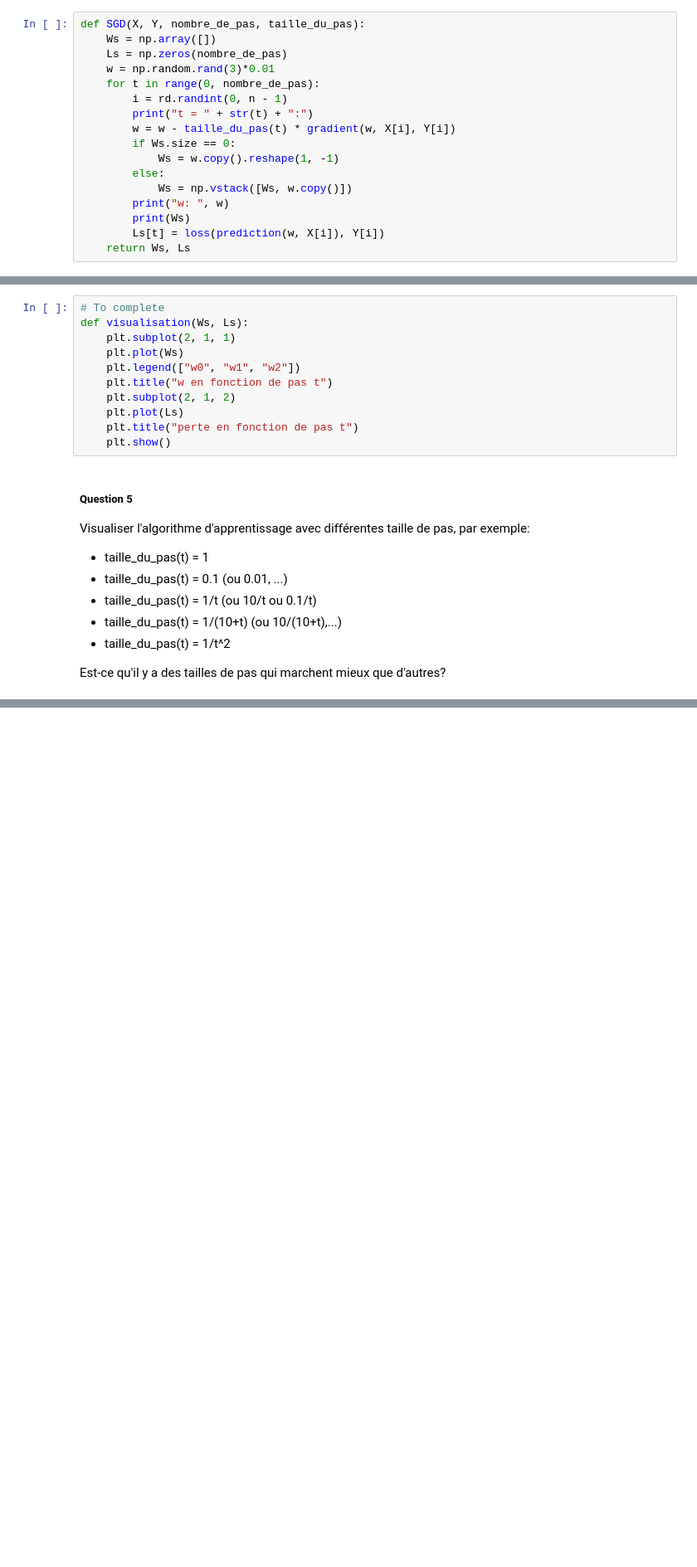
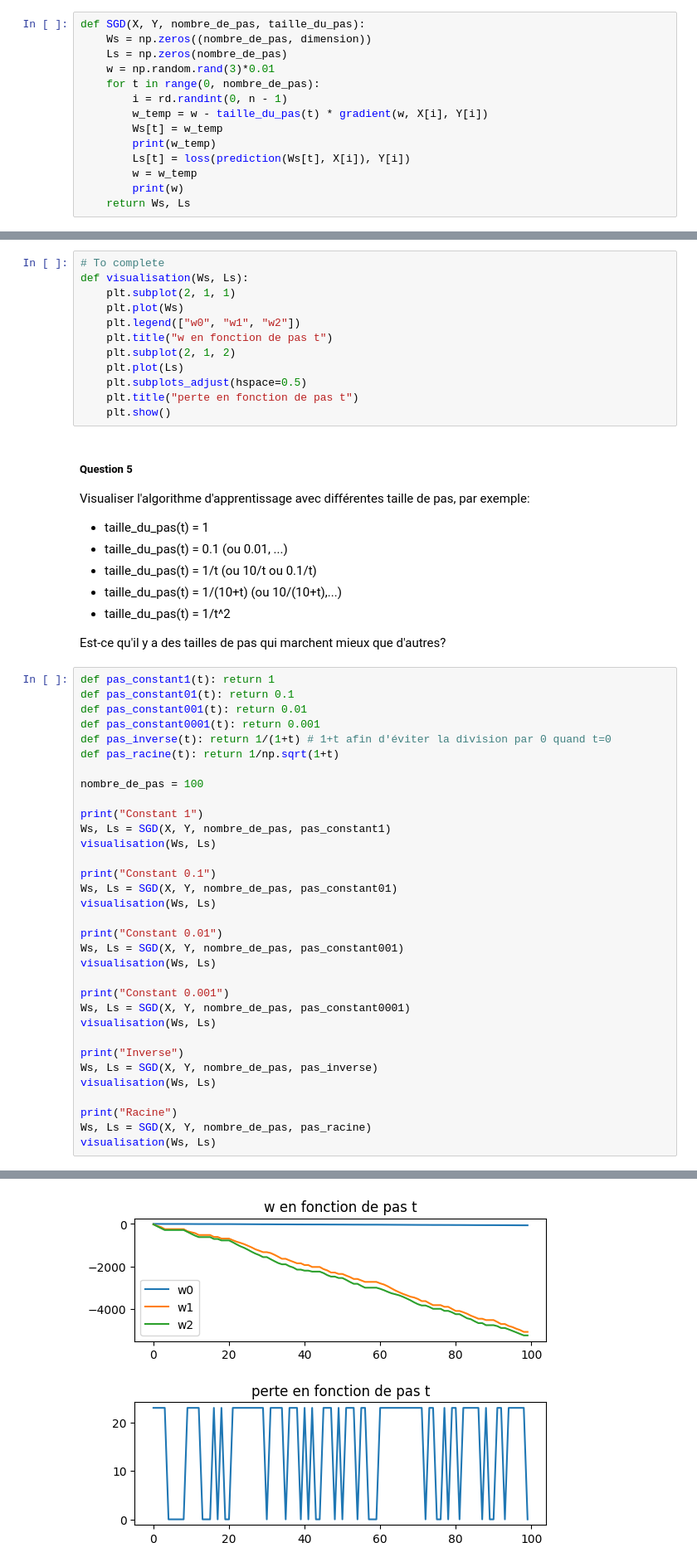
Before and after one commit to CwithLove/L3_Machine_Learning, a Jupyter notebook: TP2/TP2_stochastic_gradient_descent.ipynb, the cells around one changed output, grey strips where cells are left out. Shown: that part at 83% size. Drawn from its saved outputs; the diff is of its cells as text; blank space fills up the shorter version.

Commit message:
Fixed gradient calcul

```diff
--- a/TP2/TP2_stochastic_gradient_descent.ipynb
+++ b/TP2/TP2_stochastic_gradient_descent.ipynb
@@ -116,20 +111,17 @@ où `pas(t)` est une fonction que l'on aura défini avant.
 - un vecteur `L_en_fonction_de_t` de taille `nombre_de_pas`où `L_en_fonction_de_t[t]` est $\sum_i \mathrm{loss}(\sigma(Ws[t],x),y))$
 # %%
 def SGD(X, Y, nombre_de_pas, taille_du_pas):
-    Ws = np.array([])
+    Ws = np.zeros((nombre_de_pas, dimension))
     Ls = np.zeros(nombre_de_pas)
     w = np.random.rand(3)*0.01
     for t in range(0, nombre_de_pas):
         i = rd.randint(0, n - 1)
-        print("t = " + str(t) + ":")
-        w = w - taille_du_pas(t) * gradient(w, X[i], Y[i])
-        if Ws.size == 0:
-            Ws = w.copy().reshape(1, -1)
-        else:
-            Ws = np.vstack([Ws, w.copy()])
-        print("w: ", w)
-        print(Ws)
-        Ls[t] = loss(prediction(w, X[i]), Y[i])
+        w_temp = w - taille_du_pas(t) * gradient(w, X[i], Y[i])
+        Ws[t] = w_temp
+        print(w_temp)
+        Ls[t] = loss(prediction(Ws[t], X[i]), Y[i])
+        w = w_temp
+        print(w)
     return Ws, Ls
 # %% [markdown]
 ##### Question 4
@@ -143,6 +135,7 @@ def visualisation(Ws, Ls):
     plt.title("w en fonction de pas t")
     plt.subplot(2, 1, 2)
     plt.plot(Ls)
+    plt.subplots_adjust(hspace=0.5)
     plt.title("perte en fonction de pas t")
     plt.show()
 # %% [markdown]
@@ -156,3 +149,37 @@ Visualiser l'algorithme d'apprentissage avec différentes taille de pas, par exe
 - taille_du_pas(t) = 1/t^2
 
 Est-ce qu'il y a des tailles de pas qui marchent mieux que d'autres?
+# %%
+def pas_constant1(t): return 1
+def pas_constant01(t): return 0.1
+def pas_constant001(t): return 0.01
+def pas_constant0001(t): return 0.001
+def pas_inverse(t): return 1/(1+t) # 1+t afin d'éviter la division par 0 quand t=0
+def pas_racine(t): return 1/np.sqrt(1+t)
+
+nombre_de_pas = 100
+
+print("Constant 1")
+Ws, Ls = SGD(X, Y, nombre_de_pas, pas_constant1)
+visualisation(Ws, Ls)
+
+print("Constant 0.1")
+Ws, Ls = SGD(X, Y, nombre_de_pas, pas_constant01)
+visualisation(Ws, Ls)
+
+print("Constant 0.01")
+Ws, Ls = SGD(X, Y, nombre_de_pas, pas_constant001)
+visualisation(Ws, Ls)
+
+print("Constant 0.001")
+Ws, Ls = SGD(X, Y, nombre_de_pas, pas_constant0001)
+visualisation(Ws, Ls)
+
+print("Inverse")
+Ws, Ls = SGD(X, Y, nombre_de_pas, pas_inverse)
+visualisation(Ws, Ls)
+
+print("Racine")
+Ws, Ls = SGD(X, Y, nombre_de_pas, pas_racine)
+visualisation(Ws, Ls)
+# %% [output]
@@ -158,0 +203 @@ Est-ce qu'il y a des tailles de pas qui marchent mieux que d'autres?
+[figure, added]
```
Also changed, not shown: parts of 2 cells of this notebook.
